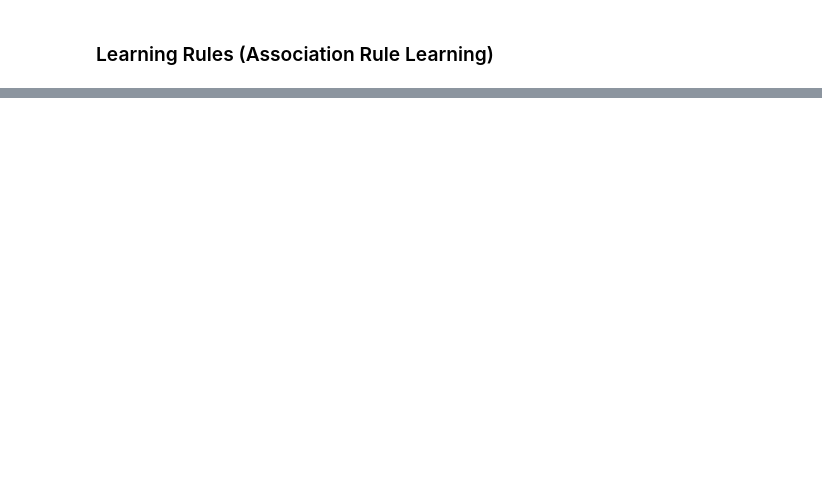
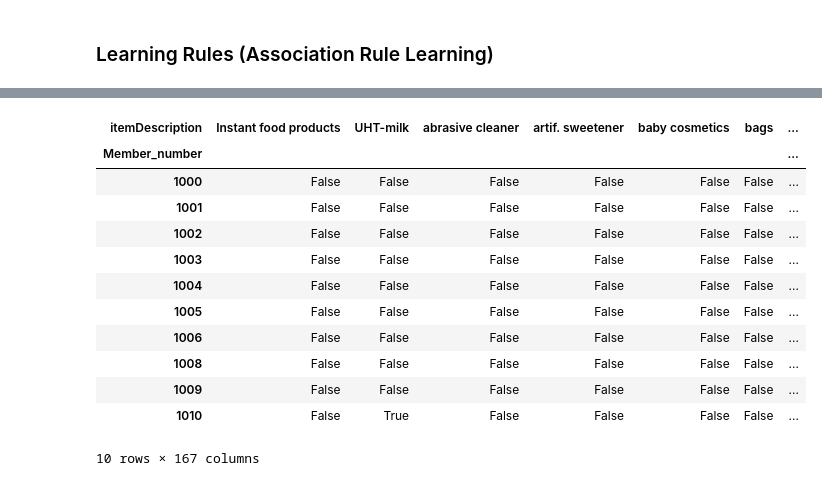
Before and after one commit to L-Anjo/IA23_G03, a Jupyter notebook: Projeto 2/Proj02.ipynb, the cells around one changed output, grey strips where cells are left out. Cells and saved outputs as stored; diff of their text form; code cells hidden in the pictures; blank space fills up the shorter version.

```diff
--- a/Projeto 2/Proj02.ipynb
+++ b/Projeto 2/Proj02.ipynb
@@ -499,3 +581,27 @@ ds_pivot.tail(10)
+# %%
+# Group
+ds_grouped = groceries.groupby(['Member_number', 'itemDescription'], as_index=False).agg({'Date':'count'})
+ds_grouped.head(100)
+
+# Create apriori data structure
+ds_pivot = pd.pivot(data=ds_grouped, index='Member_number', columns='itemDescription',
+                                    values='Date').fillna(0).applymap(lambda x: True if x > 0 else False)
+
+ds_pivot.head(10)
+# %% [output]
+| itemDescription | Instant food products | UHT-milk | abrasive cleaner | artif. sweetener | baby cosmetics | bags | ... |
+| Member_number |  |  |  |  |  |  | ... |
+| 1000 | False | False | False | False | False | False | ... |
+| 1001 | False | False | False | False | False | False | ... |
+| 1002 | False | False | False | False | False | False | ... |
+| 1003 | False | False | False | False | False | False | ... |
+| 1004 | False | False | False | False | False | False | ... |
+| 1005 | False | False | False | False | False | False | ... |
+| 1006 | False | False | False | False | False | False | ... |
+| 1008 | False | False | False | False | False | False | ... |
+| 1009 | False | False | False | False | False | False | ... |
+| 1010 | False | True | False | False | False | False | ... |
+10 rows × 167 columns
 # %%
 # Get the rules
 min_support=0.01
```
Also changed, not shown: parts of 18 cells of this notebook, 1 other file.
